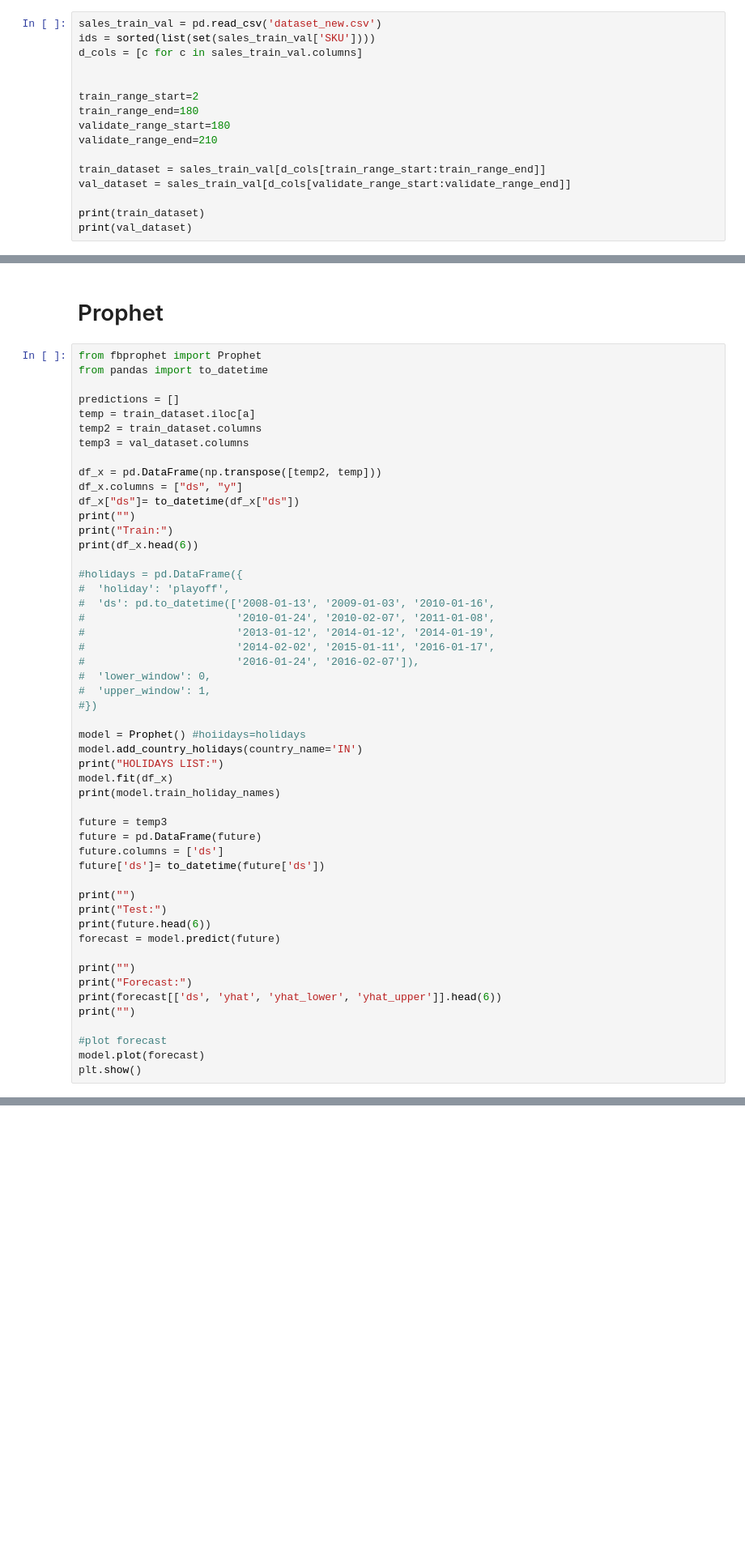
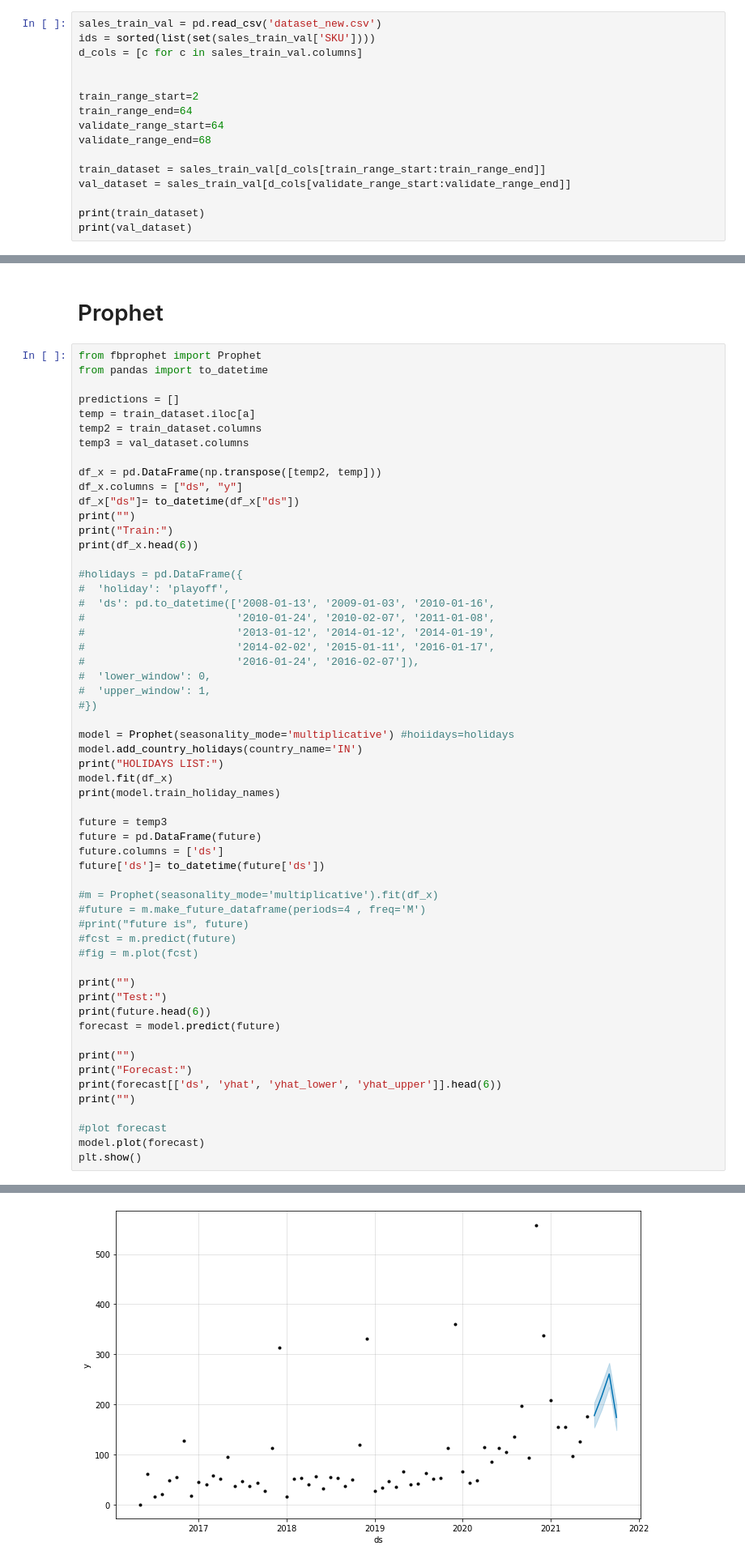
Before and after one commit to dnezan/km-sku-prediction, a Jupyter notebook: KM_forecast_practice_monthly.ipynb, the cells around one changed output, grey strips where cells are left out. Shown at 81% size. Cells and saved outputs as stored; diff of their text form; blank space fills up the shorter version.

Commit message:
Updated monthly predictions

```diff
--- a/KM_forecast_practice_monthly.ipynb
+++ b/KM_forecast_practice_monthly.ipynb
@@ -384,9 +384,9 @@ d_cols = [c for c in sales_train_val.columns]
 
 
 train_range_start=2
-train_range_end=180
-validate_range_start=180
-validate_range_end=210
+train_range_end=64
+validate_range_start=64
+validate_range_end=68
 
 train_dataset = sales_train_val[d_cols[train_range_start:train_range_end]]
 val_dataset = sales_train_val[d_cols[validate_range_start:validate_range_end]]
@@ -422,7 +440,7 @@ print(df_x.head(6))
 #  'upper_window': 1,
 #})
 
-model = Prophet() #hoiidays=holidays
+model = Prophet(seasonality_mode='multiplicative') #hoiidays=holidays
 model.add_country_holidays(country_name='IN')
 print("HOLIDAYS LIST:")
 model.fit(df_x)
@@ -432,6 +450,12 @@ future = temp3
 future = pd.DataFrame(future)
 future.columns = ['ds']
 future['ds']= to_datetime(future['ds'])
+
+#m = Prophet(seasonality_mode='multiplicative').fit(df_x)
+#future = m.make_future_dataframe(periods=4 , freq='M')
+#print("future is", future)
+#fcst = m.predict(future)
+#fig = m.plot(fcst)
 
 print("")
 print("Test:")
@@ -446,3 +470,4 @@ print("")
 #plot forecast
 model.plot(forecast)
 plt.show()
+# %% [output]
@@ -449,3 +513,4 @@ plt.show()
+[figure, added]
 # %%
 y_pred = forecast['yhat'].values
 y_true = val_dataset.iloc[a]
```
Also changed, not shown: parts of 4 cells of this notebook.
